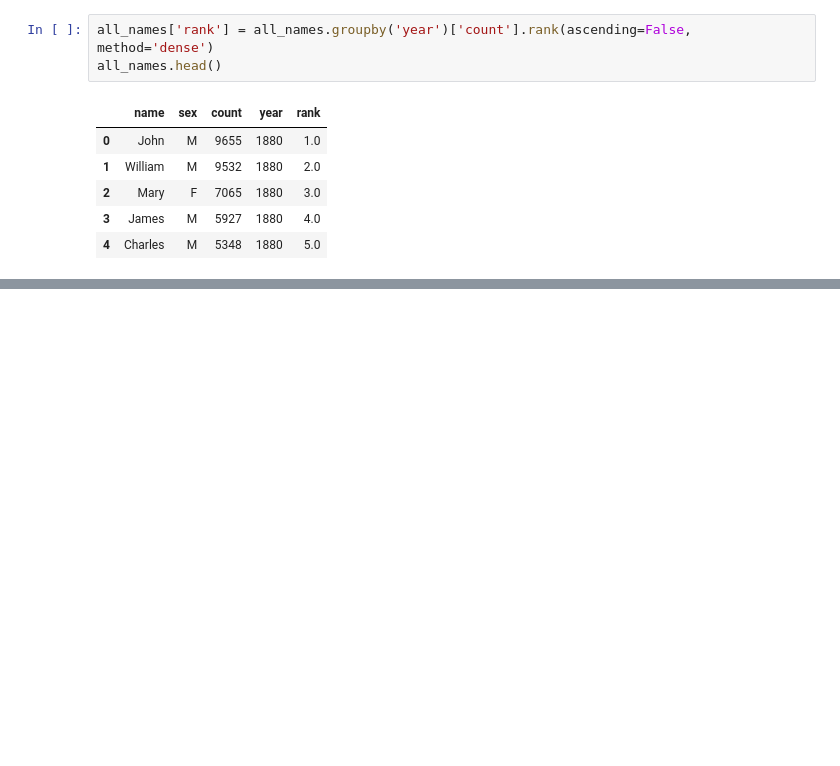
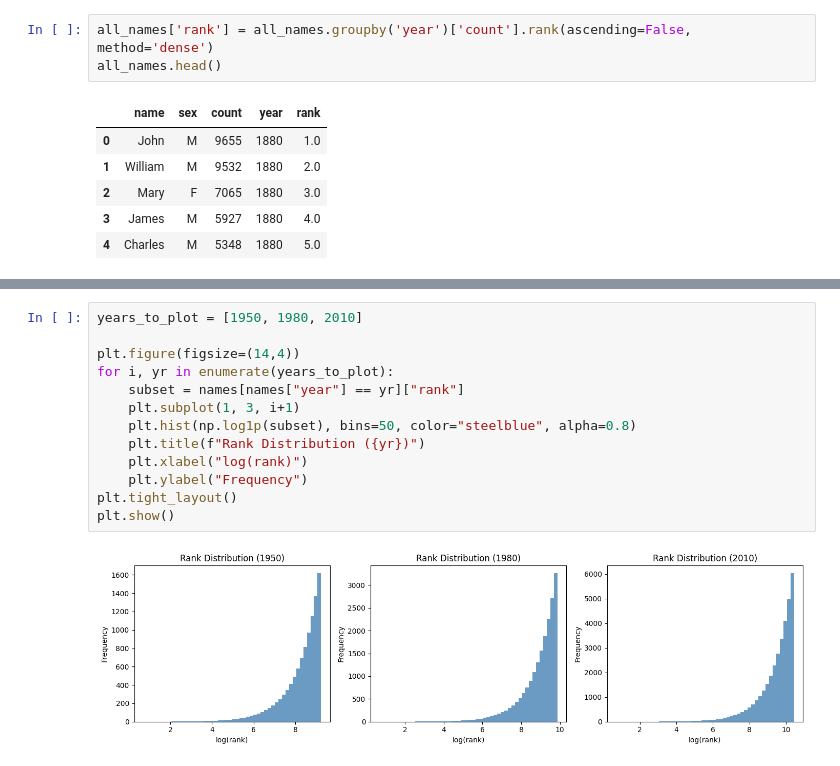
Before and after one commit to rachelrichey/trendybabies, a Jupyter notebook: trendybabies.ipynb, the cells around one changed output, grey strips where cells are left out. Drawn from its saved outputs; the diff is of its cells as text; blank space fills up the shorter version.

```diff
--- a/trendybabies.ipynb
+++ b/trendybabies.ipynb
@@ -227,0 +428,15 @@ Finally, we will merge each name/year row with the show of that year to join the
+# %%
+years_to_plot = [1950, 1980, 2010]
+
+plt.figure(figsize=(14,4))
+for i, yr in enumerate(years_to_plot):
+    subset = names[names["year"] == yr]["rank"]
+    plt.subplot(1, 3, i+1)
+    plt.hist(np.log1p(subset), bins=50, color="steelblue", alpha=0.8)
+    plt.title(f"Rank Distribution ({yr})")
+    plt.xlabel("log(rank)")
+    plt.ylabel("Frequency")
+plt.tight_layout()
+plt.show()
+# %% [output]
+[figure, added]
```
Also changed, not shown: parts of 15 cells of this notebook, 1 other file.
